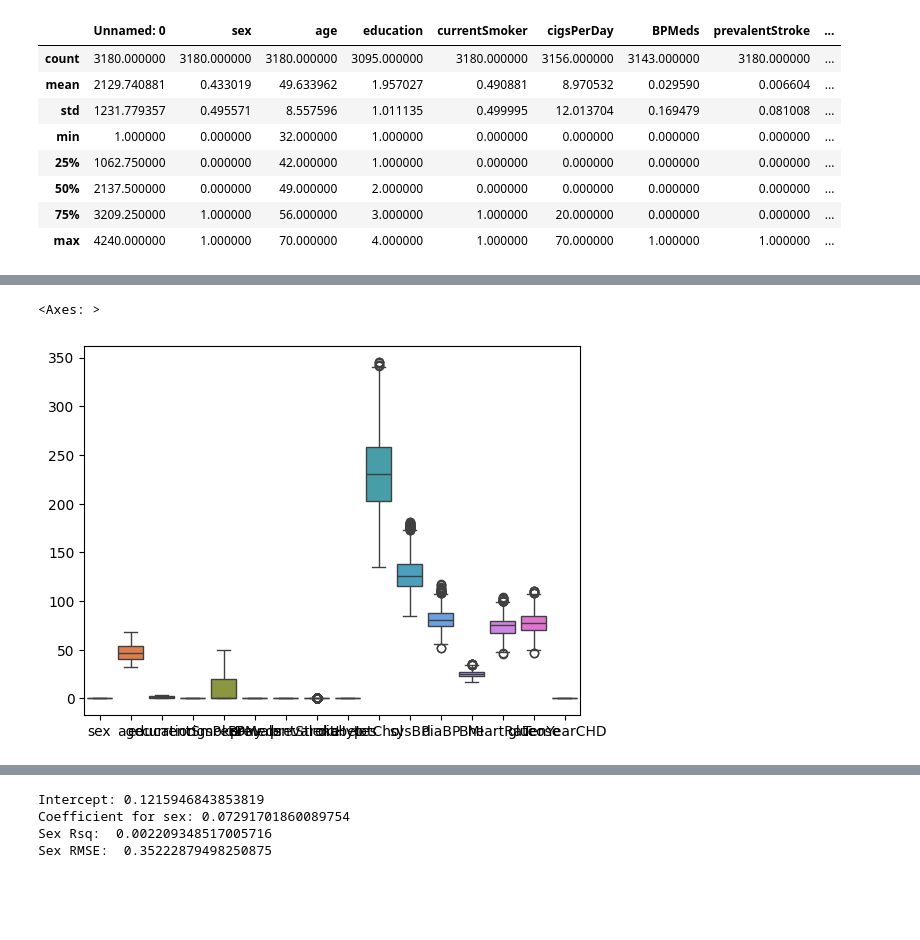
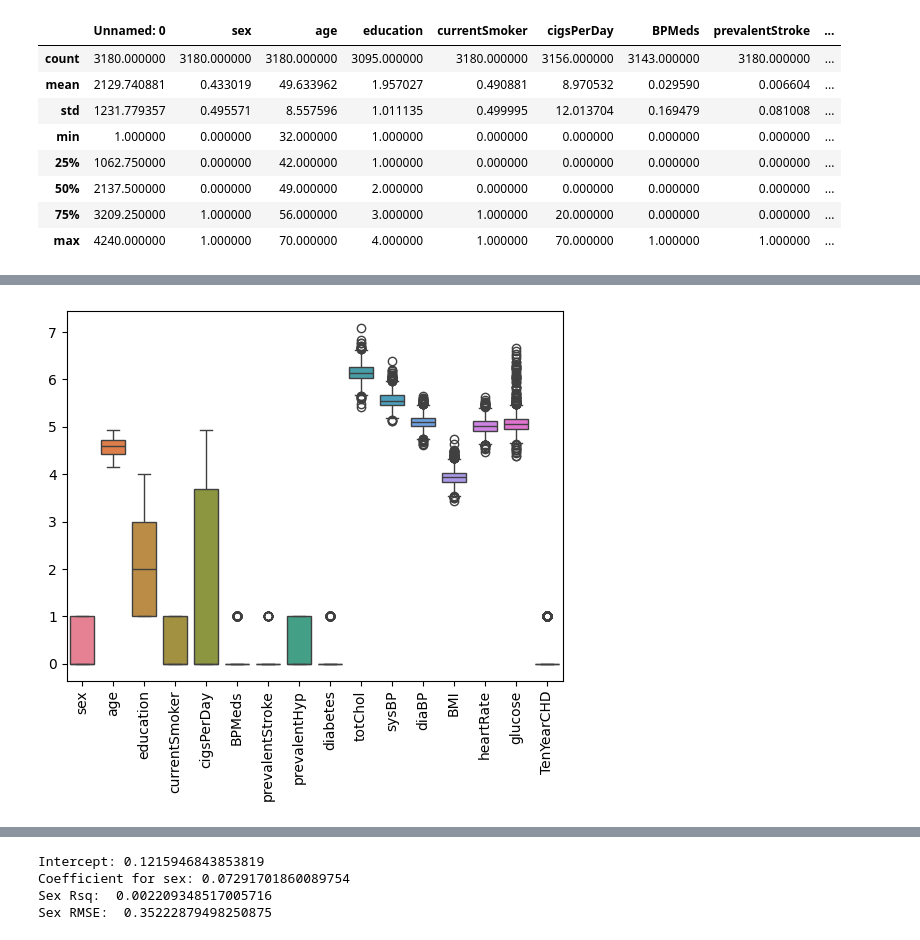
Before and after one commit to LindaMjw/project_chd, a Jupyter notebook: Training.ipynb, the cells around one changed output, grey strips where cells are left out. Drawn from its saved outputs; the diff is of its cells as text; code cells hidden in the pictures; blank space fills up the shorter version.

```diff
--- a/Training.ipynb
+++ b/Training.ipynb
@@ -67,5 +62,20 @@ sns.boxplot(data=df0)
 # %%
 df = df.dropna()
+# %%
+df.loc[:, 'age'] = np.arcsinh(df['age'])
+df.loc[:, 'cigsPerDay'] = np.arcsinh(df['cigsPerDay'])
+df.loc[:, 'totChol'] = np.arcsinh(df['totChol'])
+df.loc[:, 'sysBP'] = np.arcsinh(df['sysBP'])
+df.loc[:, 'diaBP'] = np.arcsinh(df['diaBP'])
+df.loc[:, 'BMI'] = np.arcsinh(df['BMI'])
+df.loc[:, 'heartRate'] = np.arcsinh(df['heartRate'])
+df.loc[:, 'glucose'] = np.arcsinh(df['glucose'])
+# %%
+sns.boxplot(data=df)
+plt.xticks(rotation=90) #rotate the x-axis label
+plt.show()
+# %% [output]
+[figure, added]
 # %%
 df_test = pd.read_csv('/content/project_chd/fhs_test.csv')
 df_test = df_test.dropna()
@@ -215,9 +225,3 @@ lower_bound = Q1 - 1.5 * IQR
 upper_bound = Q3 + 1.5 * IQR
 #filtering out the outliers
 df_filtered = df_filtered[(df_filtered['TenYearCHD'] >= lower_bound) & (df_filtered['TenYearCHD'] <= upper_bound)]
-# %%
-df0= df_filtered.iloc[:, 1:]
-sns.boxplot(data=df0)
-# %% [output]
-<Axes: >
-[figure, removed]
```
Also changed, not shown: parts of 9 cells of this notebook.
